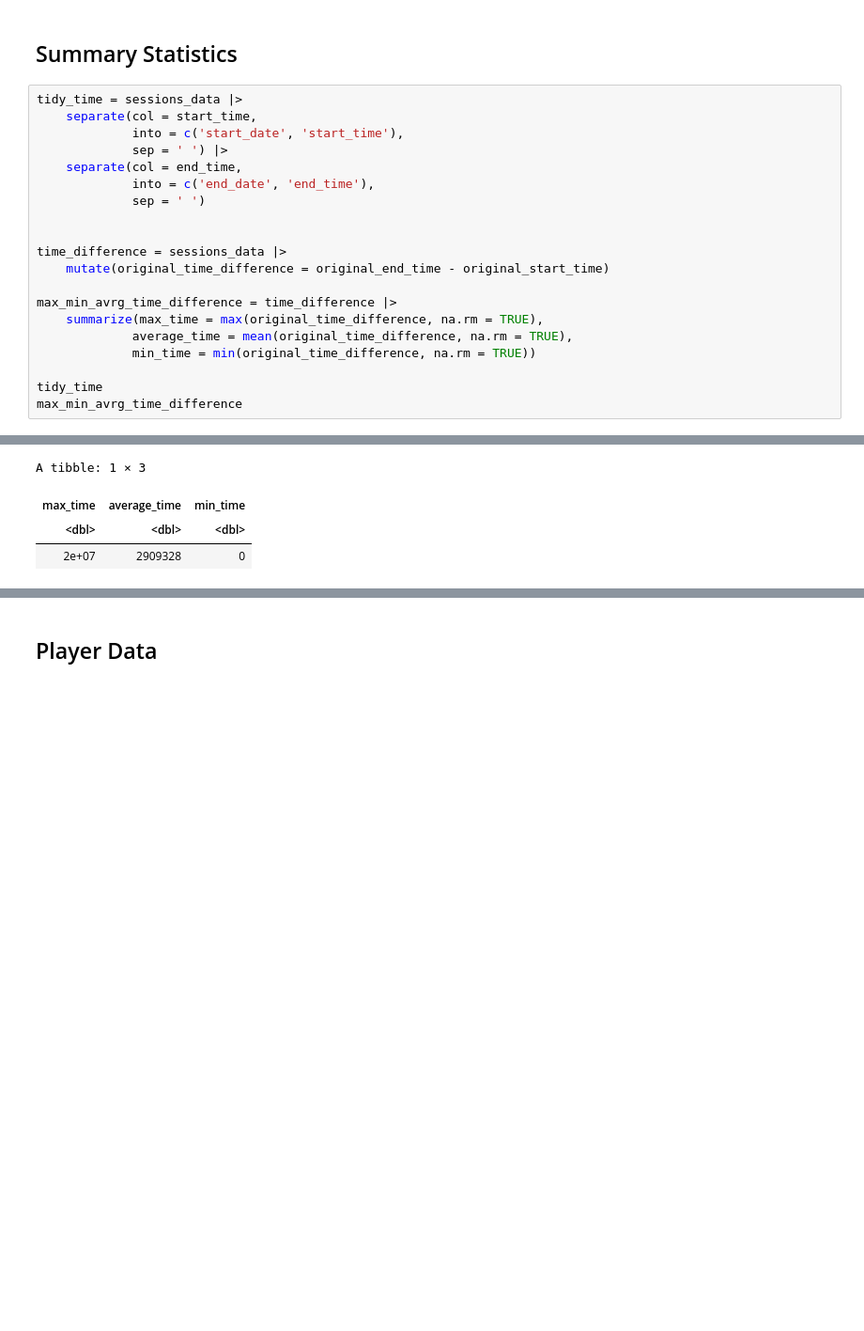
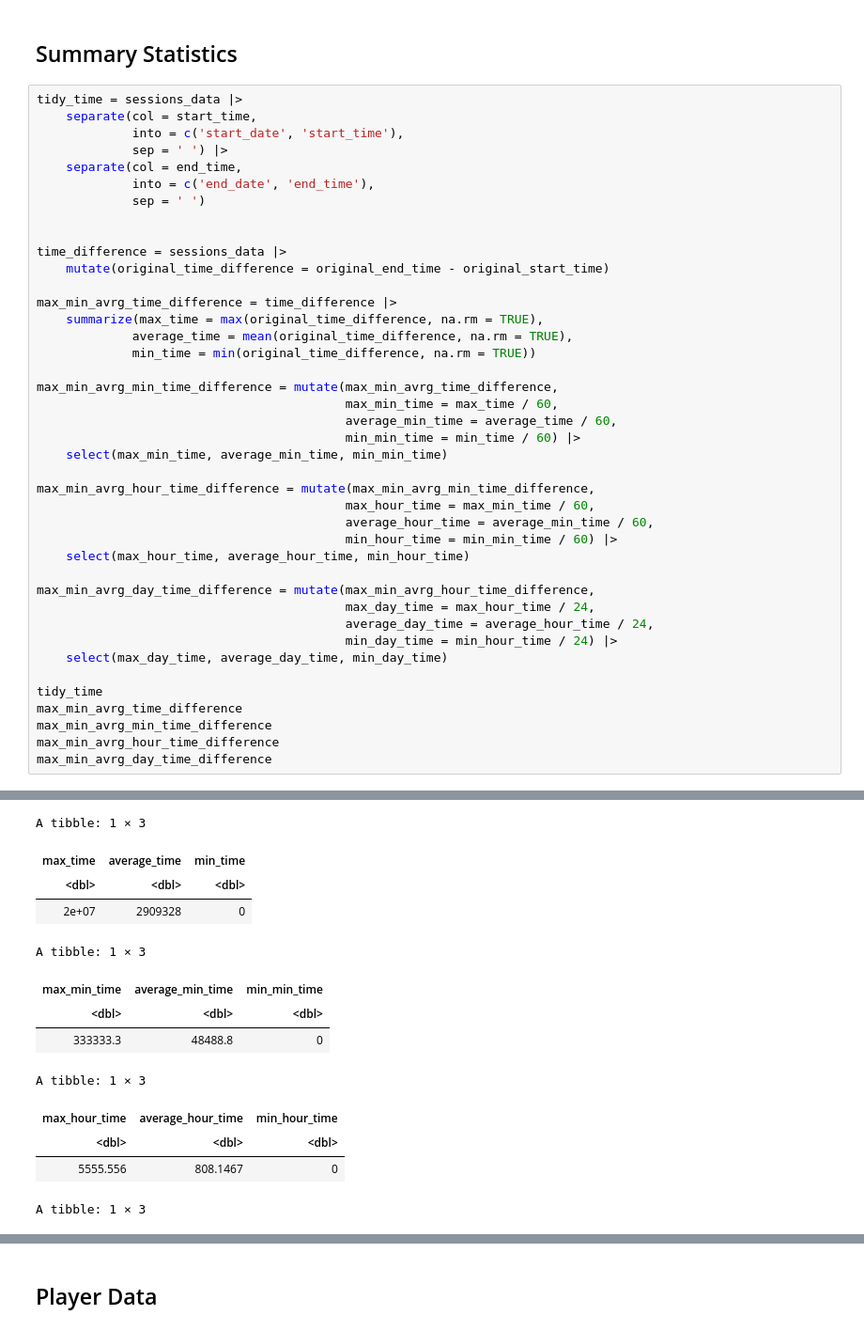
Before and after one commit to noahfunguy5080-sudo/Individual-project, a Jupyter notebook: Indiviual_project.ipynb, the cells around one changed output, grey strips where cells are left out. Shown at 94% size. Drawn from its saved outputs; the diff is of its cells as text; blank space fills up the shorter version.

Commit message:
Data tables
Created all the data tables for the summary statistics

```diff
--- a/Indiviual_project.ipynb
+++ b/Indiviual_project.ipynb
@@ -85,30 +85,60 @@ tidy_time = sessions_data |>
     separate(col = end_time,
              into = c('end_date', 'end_time'),
              sep = ' ')
 
 
 time_difference = sessions_data |>
     mutate(original_time_difference = original_end_time - original_start_time)
 
 max_min_avrg_time_difference = time_difference |>
     summarize(max_time = max(original_time_difference, na.rm = TRUE),
              average_time = mean(original_time_difference, na.rm = TRUE),
              min_time = min(original_time_difference, na.rm = TRUE))
 
+max_min_avrg_min_time_difference = mutate(max_min_avrg_time_difference,
+                                          max_min_time = max_time / 60,
+                                          average_min_time = average_time / 60,
+                                          min_min_time = min_time / 60) |>
+    select(max_min_time, average_min_time, min_min_time)
+
+max_min_avrg_hour_time_difference = mutate(max_min_avrg_min_time_difference,
+                                          max_hour_time = max_min_time / 60,
+                                          average_hour_time = average_min_time / 60,
+                                          min_hour_time = min_min_time / 60) |>
+    select(max_hour_time, average_hour_time, min_hour_time)
+
+max_min_avrg_day_time_difference = mutate(max_min_avrg_hour_time_difference,
+                                          max_day_time = max_hour_time / 24,
+                                          average_day_time = average_hour_time / 24,
+                                          min_day_time = min_hour_time / 24) |>
+    select(max_day_time, average_day_time, min_day_time)
+
 tidy_time
 max_min_avrg_time_difference
+max_min_avrg_min_time_difference
+max_min_avrg_hour_time_difference
+max_min_avrg_day_time_difference
 # %% [output]
 A tibble: 1535 × 7
 | hashedEmail | start_date | start_time | end_date | end_time | original_start_time | original_end_time |
 | <chr> | <chr> | <chr> | <chr> | <chr> | <dbl> | <dbl> |
 | bfce39c89d6549f2bb94d8064d3ce69dc... | 30/06/2024 | 18:12 | 30/06/2024 | 18:24 | 1.71977e+12 | 1.71977e+12 |
 | 36d9cbb4c6bc0c1a6911436d2da0d09ec... | 17/06/2024 | 23:33 | 17/06/2024 | 23:46 | 1.71867e+12 | 1.71867e+12 |
 | f8f5477f5a2e53616ae37421b1c660b97... | 25/07/2024 | 17:34 | 25/07/2024 | 17:57 | 1.72193e+12 | 1.72193e+12 |
 | ⋮ | ⋮ | ⋮ | ⋮ | ⋮ | ⋮ | ⋮ |
 | fd6563a4e0f6f4273580e5fedbd8dda64... | 28/07/2024 | 15:36 | 28/07/2024 | 15:57 | 1.72218e+12 | 1.72218e+12 |
 | fd6563a4e0f6f4273580e5fedbd8dda64... | 25/07/2024 | 06:15 | 25/07/2024 | 06:22 | 1.72189e+12 | 1.72189e+12 |
 | 36d9cbb4c6bc0c1a6911436d2da0d09ec... | 20/05/2024 | 02:26 | 20/05/2024 | 02:45 | 1.71617e+12 | 1.71617e+12 |
 A tibble: 1 × 3
 | max_time | average_time | min_time |
 | <dbl> | <dbl> | <dbl> |
 | 2e+07 | 2909328 | 0 |
+A tibble: 1 × 3
+| max_min_time | average_min_time | min_min_time |
+| <dbl> | <dbl> | <dbl> |
+| 333333.3 | 48488.8 | 0 |
+A tibble: 1 × 3
+| max_hour_time | average_hour_time | min_hour_time |
+| <dbl> | <dbl> | <dbl> |
+| 5555.556 | 808.1467 | 0 |
+A tibble: 1 × 3
```
Also changed, not shown: parts of 4 cells of this notebook.
